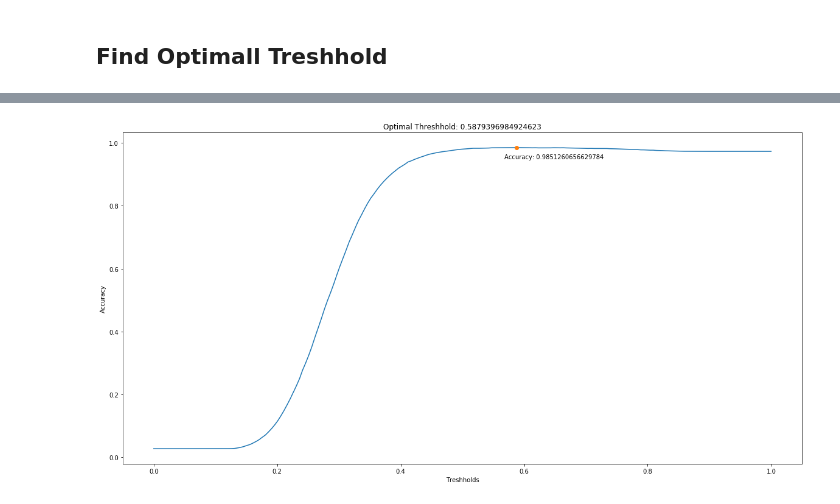
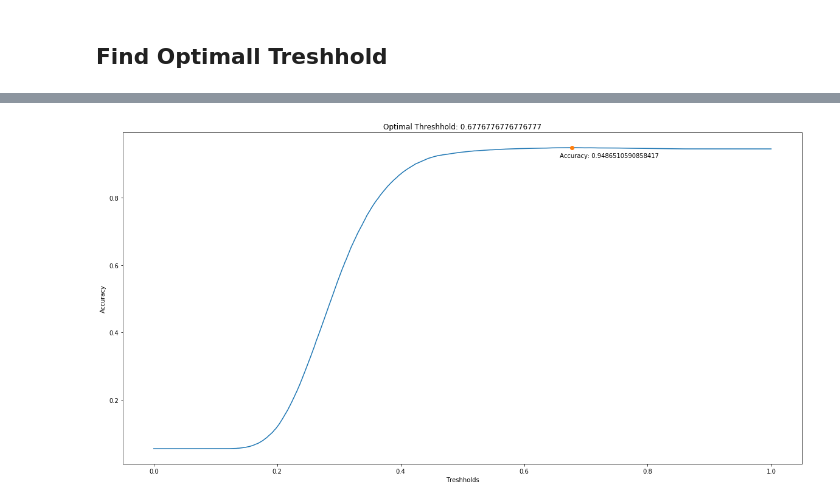
Before and after one commit to xrhd/Compare-Handwritten-Signatures-using-VGG19, a Jupyter notebook: signatures_similarity.ipynb, the cells around one changed output, grey strips where cells are left out. Cells and saved outputs as stored; diff of their text form; code cells hidden in the pictures.

```diff
--- a/signatures_similarity.ipynb
+++ b/signatures_similarity.ipynb
@@ -94,20 +98,23 @@ sig_df.head()
 # %%
-sample = sig_df.sample(2)
-a,b = sample.index[0], sample.index[1]
+# sample = sig_df.sample(2)
+# a,b = sample.index[0], sample.index[1]
 sim = 1.0 - cosine(sig_df.T[a][0], sig_df.T[b][0])
 
+a_author, b_author = int(a.strip('.png').strip('.PNG')[3:6]), int(b.strip('.png').strip('.PNG')[3:6])
 a_class, b_class = int(a.strip('.png').strip('.PNG')[-3:]), int(b.strip('.png').strip('.PNG')[-3:])
 
+a_type = 'Genuine' if a_author == a_class else 'Forged'
+b_type = 'Genuine' if b_author == b_class else 'Forged'
 
 plt.figure(figsize=(20,5))
 plt.suptitle(f'Similarity: {sim}')
 
 plt.subplot(1,2,1)
-plt.title(f"Class:{a_class}")
+plt.title(f"{a_type} Class:{a_class}")
 plt.imshow(image.load_img(f'{path}/{a}'))
 
 plt.subplot(1,2,2)
-plt.title(f"Class:{b_class}")
+plt.title(f"{b_type} Class:{b_class}")
 plt.imshow(image.load_img(f'{path}/{b}'))
 
 
@@ -132,7 +141,7 @@ len(comb)
 # %%
 #dinamic programing for computing all similarities
 sims = dict()
-for a,b in comb:
+for a,b in progressbar(comb):
     not_in_dict = False
 
     if not(a in sims):
@@ -152,6 +161,6 @@ for a,b in comb:
         sims[b][a]['dist'] = sim
         sims[a][b]['dist'] = sim
 
-        label = int(a.strip('.png').strip('.PNG')[-3:]) == int(b.strip('.png').strip('.PNG')[-3:])
+        label = int(a.strip('.png').strip('.PNG')[3:6]) == int(b.strip('.png').strip('.PNG')[3:6])
         sims[b][a]['label'] = label
         sims[a][b]['label'] = label
@@ -158,10 +169,10 @@ for a,b in comb:
 # %%
 x = list()
 y = list()
-for thresh in np.linspace(0,1, 200):
+for thresh in progressbar(np.linspace(0,1, 1000)):
     x.append(thresh)
     y.append(0)
-    for a,b in combinations(sig_df.index, 2):
+    for a,b in comb:
         predicted = sims[a][b]['dist'] > thresh
         y[-1] += 1 if predicted != sims[a][b]['label'] else 0
 
@@ -174,11 +187,11 @@ minimum_loss = max(y)
 # %%
 plt.figure(figsize=(20,10))
 plt.title(f'Optimal Threshhold: {optimal_threshhold}')
 plt.plot(x,y)
-plt.annotate(f'Accuracy: {minimum_loss}', xy=(optimal_threshhold, minimum_loss), xytext=(optimal_threshhold-0.02, 0.95))
+plt.annotate(f'Accuracy: {minimum_loss}', xy=(optimal_threshhold, minimum_loss), xytext=(optimal_threshhold-0.02, 0.92))
 plt.plot(optimal_threshhold, minimum_loss, 'o', )
 plt.xlabel('Treshholds')
 plt.ylabel('Accuracy')
 plt.show()
 # %% [output]
-[figure, old version]
+[figure, new version]
```
Also changed, not shown: parts of 7 cells of this notebook.
